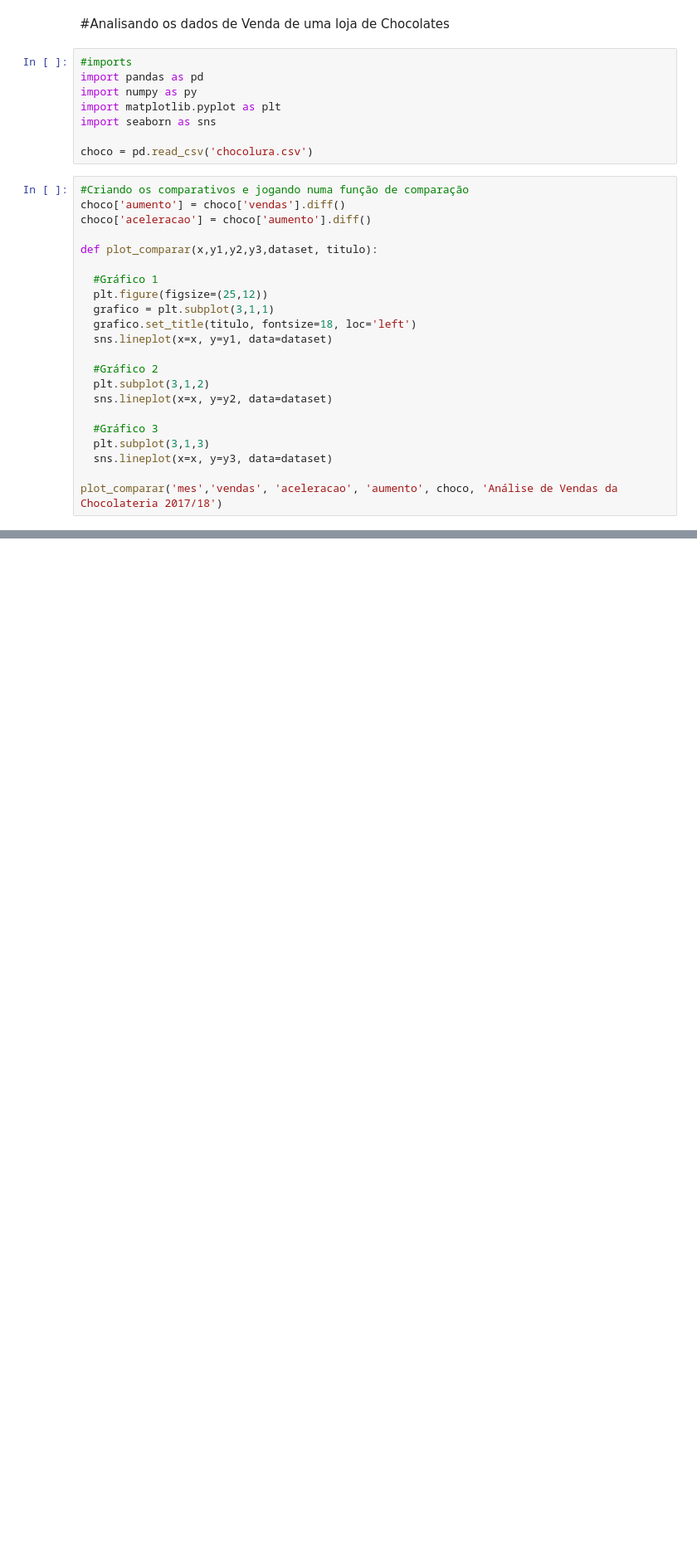
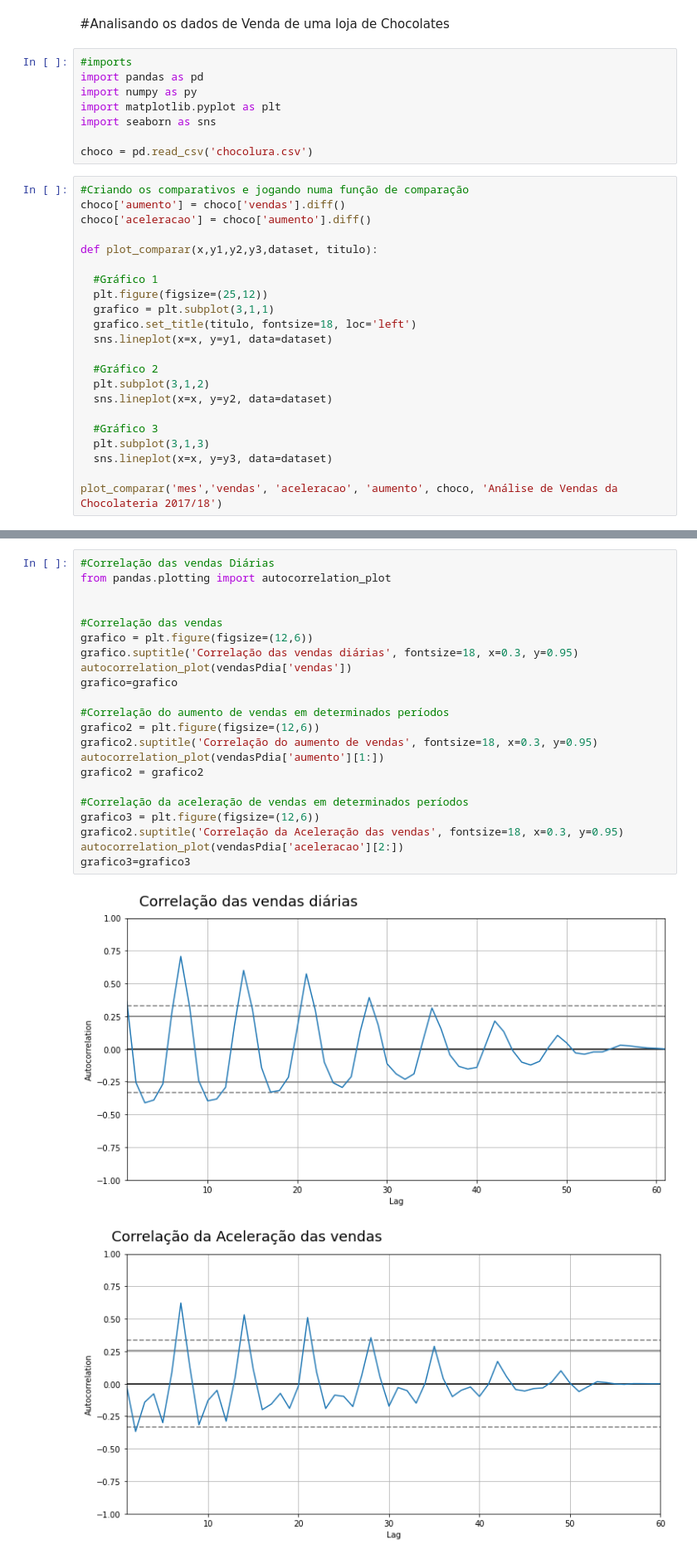
Before and after one commit to EnzoFerreira/DataScience_MiniProjects, a Jupyter notebook: TimeSeries_chocolate.ipynb, the cells around one changed output, grey strips where cells are left out. Shown at 83% size. Cells and saved outputs as stored; diff of their text form; blank space fills up the shorter version.

```diff
--- a/TimeSeries_chocolate.ipynb
+++ b/TimeSeries_chocolate.ipynb
@@ -59,0 +51,25 @@ vendasSemanais
+# %%
+#Correlação das vendas Diárias
+from pandas.plotting import autocorrelation_plot
+
+
+#Correlação das vendas
+grafico = plt.figure(figsize=(12,6))
+grafico.suptitle('Correlação das vendas diárias', fontsize=18, x=0.3, y=0.95)
+autocorrelation_plot(vendasPdia['vendas'])
+grafico=grafico
+
+#Correlação do aumento de vendas em determinados períodos
+grafico2 = plt.figure(figsize=(12,6))
+grafico2.suptitle('Correlação do aumento de vendas', fontsize=18, x=0.3, y=0.95)
+autocorrelation_plot(vendasPdia['aumento'][1:])
+grafico2 = grafico2
+
+#Correlação da aceleração de vendas em determinados períodos
+grafico3 = plt.figure(figsize=(12,6))
+grafico2.suptitle('Correlação da Aceleração das vendas', fontsize=18, x=0.3, y=0.95)
+autocorrelation_plot(vendasPdia['aceleracao'][2:])
+grafico3=grafico3
+# %% [output]
+[figure, added]
+[figure, added]
```
Also changed, not shown: parts of 3 cells of this notebook.
